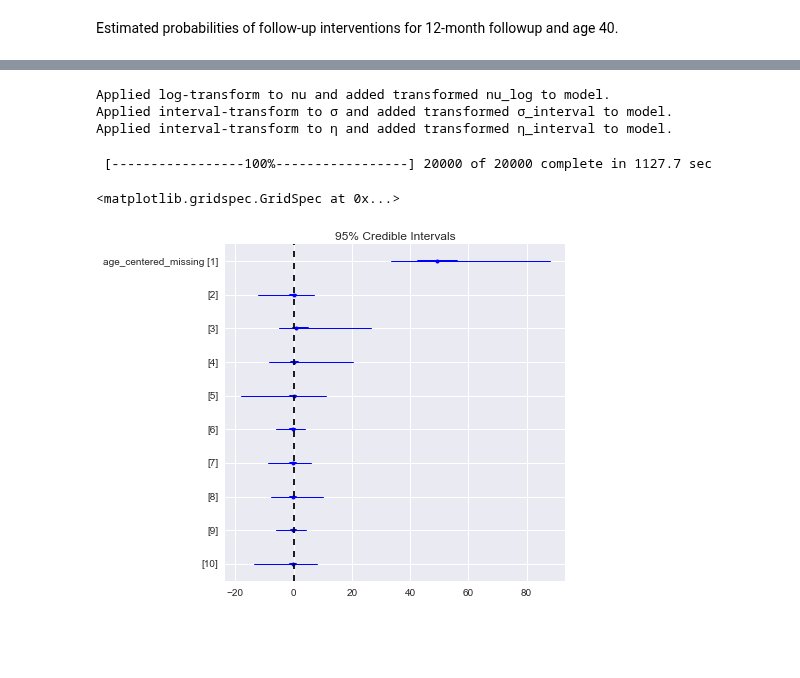
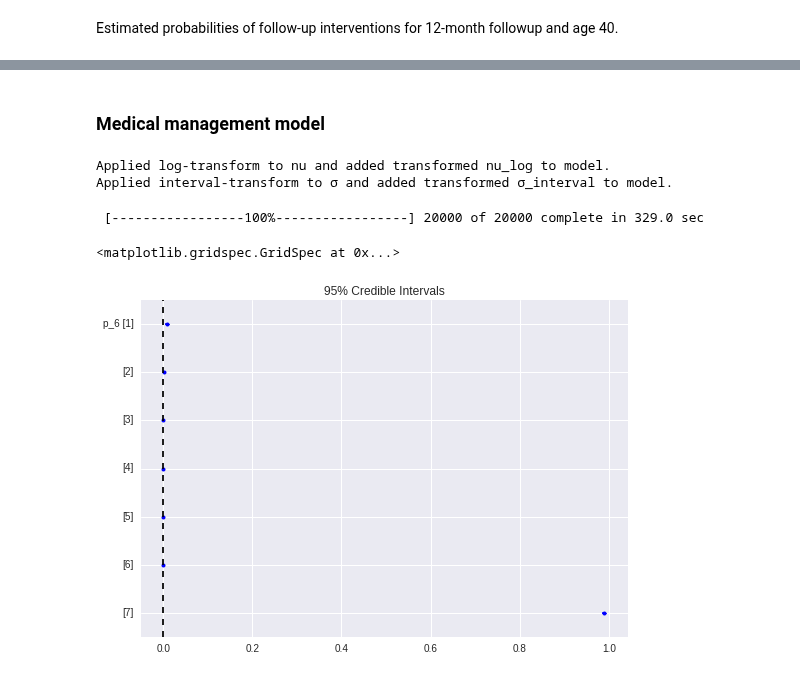
Before and after one commit to VanderbiltPopHealthSci/uterine_fibroids_MA, a Jupyter notebook: UF Interventions Meta-analysis.ipynb, the cells around one changed output, grey strips where cells are left out. Saved outputs shown, nothing was run; the diff lists cells and outputs as text; code cells hidden in the pictures; blank space fills up the shorter version.

Commit message:
Updated draft models for 3 interventions

```diff
--- a/UF Interventions Meta-analysis.ipynb
+++ b/UF Interventions Meta-analysis.ipynb
@@ -385,7 +391,7 @@ def specify_model(model, intervention, intervention_random_effect=False):
     if intervention_random_effect:
 
         interventions = [s.split(' ')[0].replace(',','')
-                                   for s in med_manage['interventions'].str.lower()]
+                                   for s in intervention_data['intervention'].str.lower()]
         unique_interventions = np.unique(interventions)
         intervention_index = [np.argwhere(unique_interventions==i)[0][0] for i in interventions]
 
@@ -450,0 +453,3 @@ ablation_model, hysterectomy_model, med_manage_model, myomectomy_model, uae_mode
+# %%
+n_iterations = 20000
+n_burn = 10000
@@ -585,17 +636,18 @@ p_6_50:
+# %% [markdown]
+### Medical management model
 # %%
-med_manage_model = specify_model(med_manage_model, 'med_manage', True)
+med_manage_model = specify_model(pm.Model(), 'med_manage', False)
 # %% [output]
 Applied log-transform to nu and added transformed nu_log to model.
 Applied interval-transform to σ and added transformed σ_interval to model.
-Applied interval-transform to η and added transformed η_interval to model.
 # %%
 with med_manage_model:
 
-    trace_med_manage = pm.sample(20000, step=pm.Metropolis(), random_seed=20140925)
+    trace_med_manage = pm.sample(n_iterations, step=pm.Metropolis(), random_seed=20140925)
 # %% [output]
- [-----------------100%-----------------] 20000 of 20000 complete in 1127.7 sec
+ [-----------------100%-----------------] 20000 of 20000 complete in 329.0 sec
 # %%
-pm.forestplot(trace_med_manage, vars=['age_centered_missing'])
+pm.forestplot(trace_med_manage[n_burn:], vars=['p_6'])
 # %% [output]
 <matplotlib.gridspec.GridSpec at 0x...>
-[figure, old version]
+[figure, new version]
```
Also changed, not shown: parts of 41 cells of this notebook.
